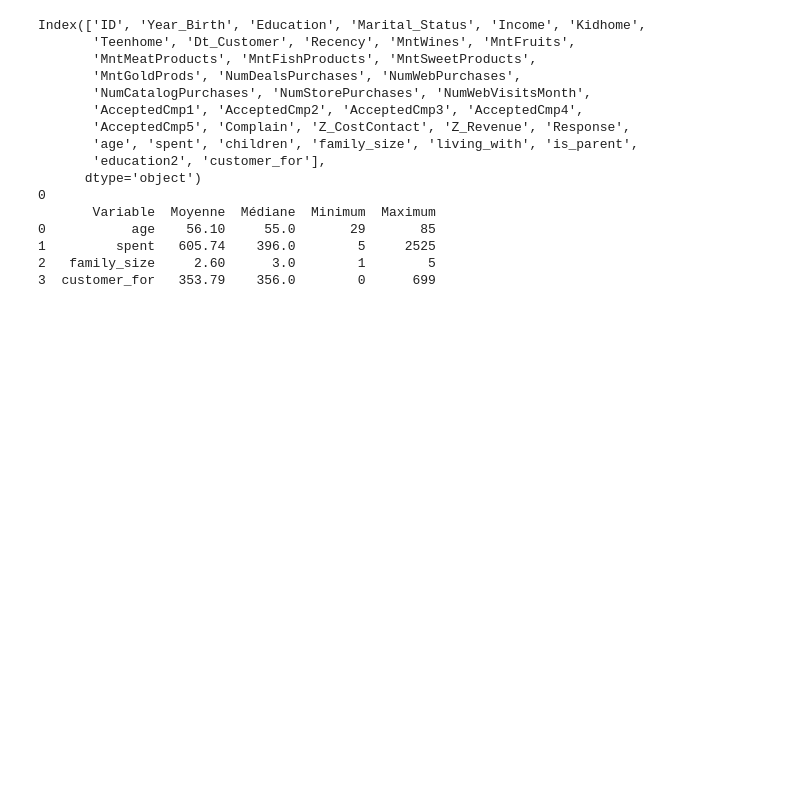
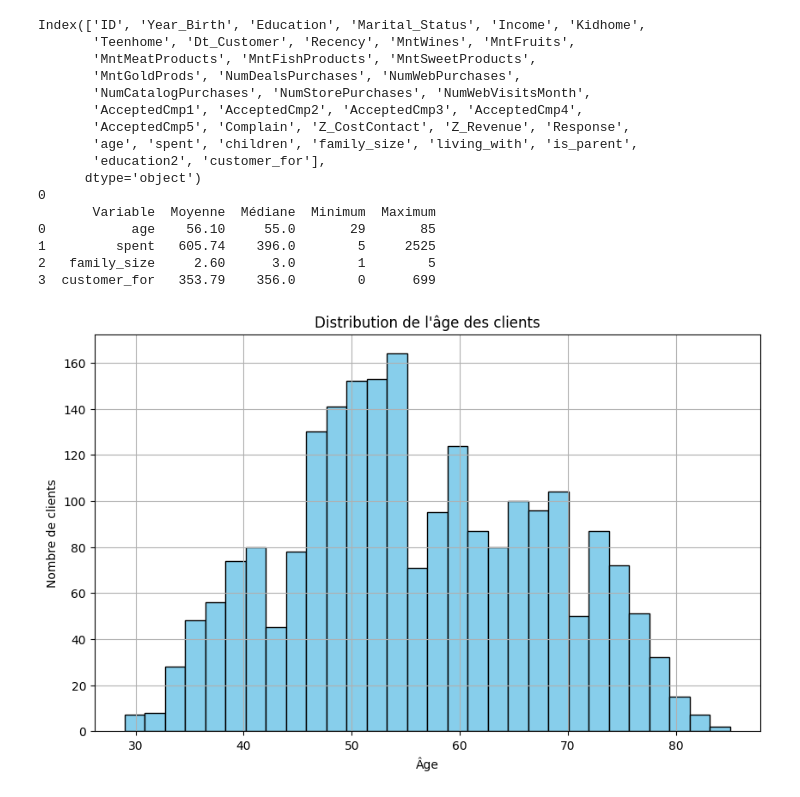
Before and after one commit to khou-web/Rush-4, a Jupyter notebook: rush4.ipynb, the cells around one changed output. Drawn from its saved outputs; the diff is of its cells as text; code cells hidden in the pictures; blank space fills up the shorter version.

Commit message:
les derniers analyses

```diff
--- a/rush4.ipynb
+++ b/rush4.ipynb
@@ -1,8 +1,9 @@
 # %%
 import pandas as pd
 from sklearn.impute import SimpleImputer
+import matplotlib.pyplot as plt
+import seaborn as sns
 
-# Charger ton fichier Excel
 df = pd.read_excel("Market.xlsx", sheet_name="Market")
 print(df.columns)
 
@@ -14,7 +15,6 @@ df.to_excel("Market_filled.xlsx", index=False)
 
 variables = ['age', 'spent', 'family_size', 'customer_for']
 
-# Créer un dictionnaire pour stocker les statistiques
 stats = {
     'Variable': [],
     'Moyenne': [],
@@ -22,37 +22,80 @@ stats = {
     'Minimum': [],
     'Maximum': []
 }
-
-# Calculer les statistiques pour chaque variable
 for var in variables:
     stats['Variable'].append(var)
     stats['Moyenne'].append(round(df[var].mean(), 2))
     stats['Médiane'].append(round(df[var].median(), 2))
     stats['Minimum'].append(round(df[var].min(), 2))
     stats['Maximum'].append(round(df[var].max(), 2))
 
-# Convertir en DataFrame pour afficher proprement
 summary_df = pd.DataFrame(stats)
 
-# Afficher le tableau final
 print(summary_df)
+summary_df.to_excel("Tableau_Analyse_Descriptive.xlsx", index=False)
 
-# Sauvegarder le tableau dans un nouveau fichier Excel
-summary_df.to_excel("Tableau_Analyse_Descriptive.xlsx", index=False)
+#Age
+plt.figure(figsize=(10,6))
+df['age'].hist(bins=30, color='skyblue', edgecolor='black')
+plt.title("Distribution de l'âge des clients")
+plt.xlabel("Âge")
+plt.ylabel("Nombre de clients")
+plt.show()
+
+#Revenu
+plt.figure(figsize=(10,6))
+sns.histplot(df['Income'], bins=30, kde=True, color='lightgreen')
+plt.title("Distribution du revenu des clients")
+plt.xlabel("Revenu")
+plt.ylabel("Nombre de clients")
+plt.show()
+
+#Dépenses (spent)
+plt.figure(figsize=(10,6))
+sns.histplot(df['spent'], bins=30, kde=True, color='coral')
+plt.title("Distribution du total dépensé sur 2 ans")
+plt.xlabel("Montant dépensé (€)")
+plt.ylabel("Nombre de clients")
+plt.show()
+
+#Corrélations
+plt.figure(figsize=(10,8))
+corr = df[['Income', 'spent', 'age', 'customer_for', 'family_size']].corr()
+sns.heatmap(corr, annot=True, cmap='coolwarm', linewidths=0.5)
+plt.title("Matrice de corrélation des variables numériques")
+plt.show()
+
+#Revenu vs Dépenses
+plt.figure(figsize=(8,6))
+sns.scatterplot(x='Income', y='spent', data=df, color='orange')
+plt.title("Relation entre le revenu et le total dépensé")
+plt.xlabel("Revenu (€)")
+plt.ylabel("Dépenses (€)")
+plt.show()
+
+
+#Âge vs Dépenses
+plt.figure(figsize=(8,6))
+sns.scatterplot(x='age', y='spent', data=df, color='purple')
+plt.title("Relation entre l'âge et les dépenses")
+plt.xlabel("Âge")
+plt.ylabel("Montant dépensé (€)")
+plt.show()
 # %% [output]
 Index(['ID', 'Year_Birth', 'Education', 'Marital_Status', 'Income', 'Kidhome',
        'Teenhome', 'Dt_Customer', 'Recency', 'MntWines', 'MntFruits',
        'MntMeatProducts', 'MntFishProducts', 'MntSweetProducts',
        'MntGoldProds', 'NumDealsPurchases', 'NumWebPurchases',
        'NumCatalogPurchases', 'NumStorePurchases', 'NumWebVisitsMonth',
        'AcceptedCmp1', 'AcceptedCmp2', 'AcceptedCmp3', 'AcceptedCmp4',
        'AcceptedCmp5', 'Complain', 'Z_CostContact', 'Z_Revenue', 'Response',
        'age', 'spent', 'children', 'family_size', 'living_with', 'is_parent',
        'education2', 'customer_for'],
       dtype='object')
 0
        Variable  Moyenne  Médiane  Minimum  Maximum
 0           age    56.10     55.0       29       85
 1         spent   605.74    396.0        5     2525
 2   family_size     2.60      3.0        1        5
 3  customer_for   353.79    356.0        0      699
+[figure, added]
```
Also changed, not shown: parts of 1 cell of this notebook, 2 other files.
